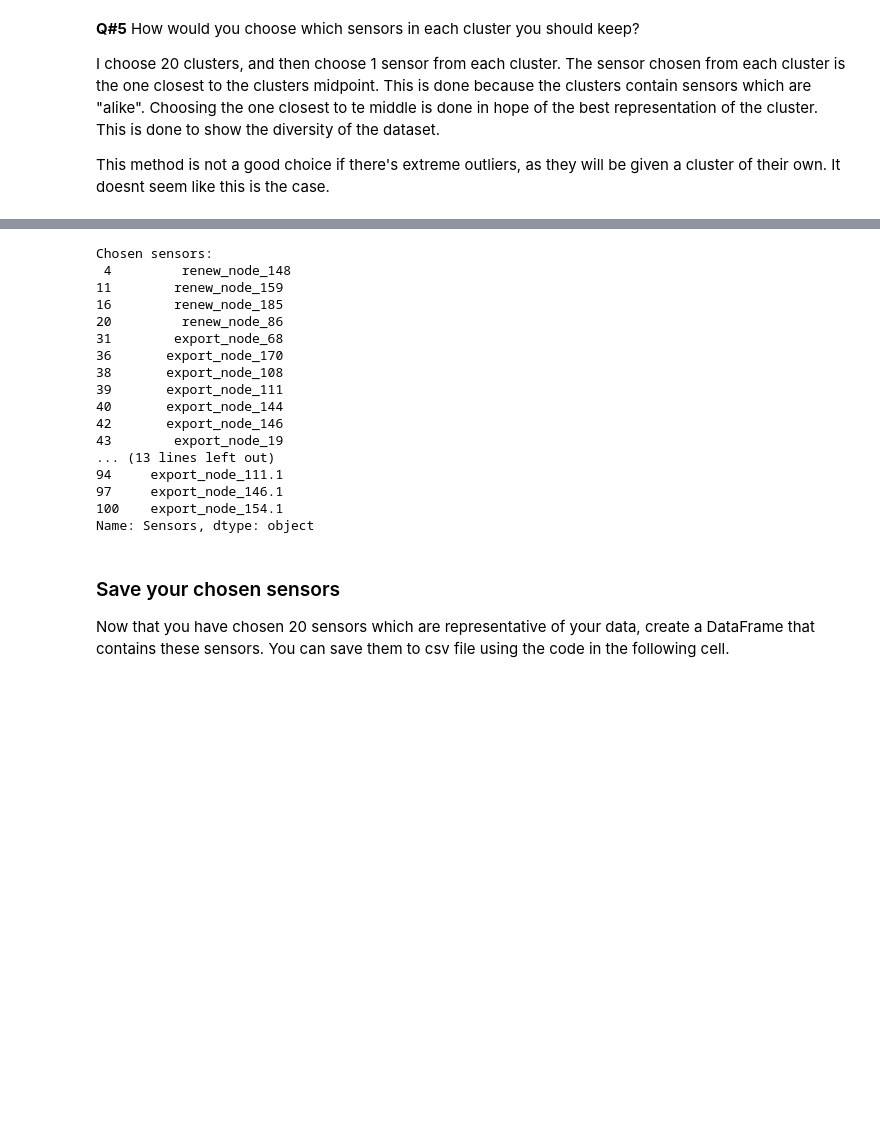
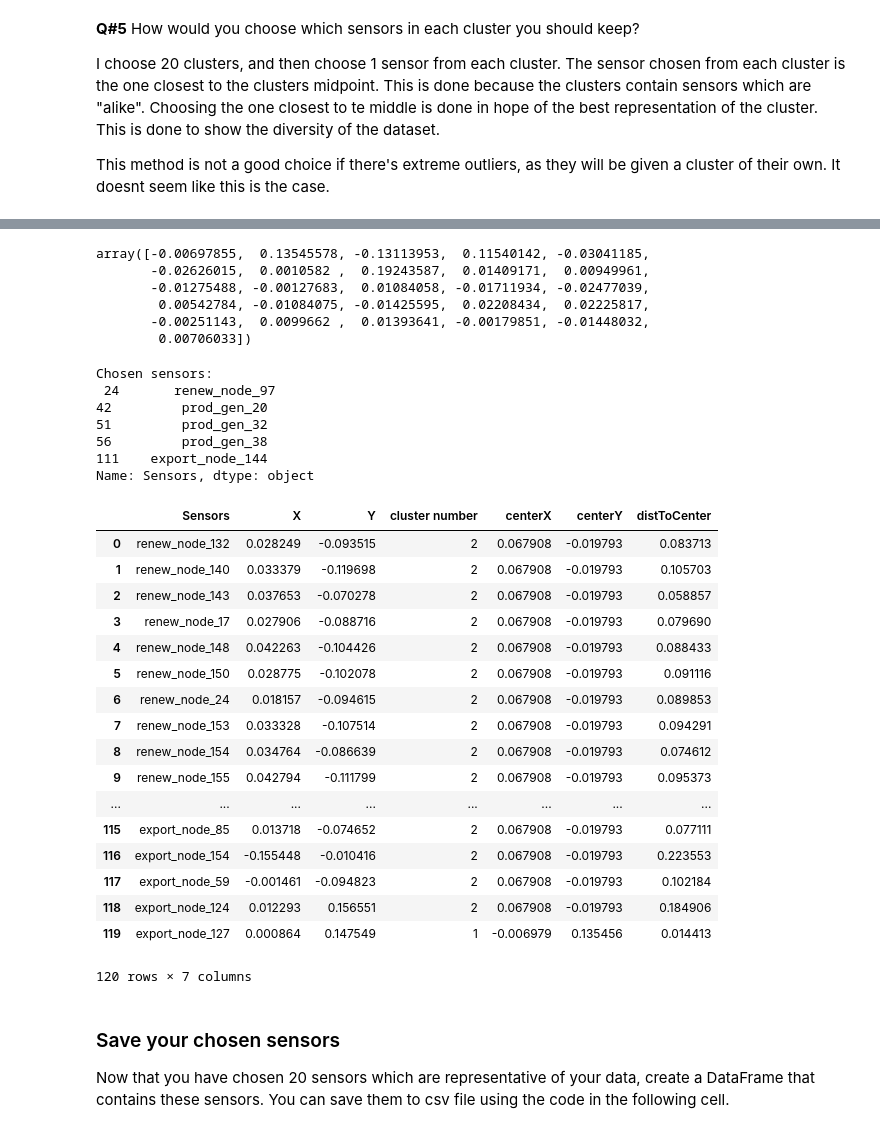
Before and after one commit to pmierzwa/intelligentSystemsDeliverable3, a Jupyter notebook: HI3_handl_and_expl.ipynb, the cells around one changed output, grey strips where cells are left out. Saved outputs shown, nothing was run; the diff lists cells and outputs as text; code cells hidden in the pictures; blank space fills up the shorter version.

```diff
--- a/HI3_handl_and_expl.ipynb
+++ b/HI3_handl_and_expl.ipynb
@@ -128,16 +131,21 @@ data['noTime'] = data['noNaN'].drop('time',1) # remove timestamps
 
 data['norm'] = (data['noTime'] - data['noTime'].mean()) / (data['noTime'].std())
 data['normNoNan'] = data['norm'].dropna(axis=1,how='all') #This removes columns where all numbers are NaN
-#df_norm = (noTime - noTime.mean()) / (noTime.std())
 
 pca = PCA(n_components=data['normNoNan'].shape[1])
-data['pca'] = pca.fit_transform(data['normNoNan'])
+pca.fit_transform(data['normNoNan'])
+
+cummulative_var = np.cumsum(pca.explained_variance_ratio_)
+
 
 plt.figure(5)
-plt.plot(1-pca.explained_variance_ratio_ , linewidth=2)
+plt.plot(cummulative_var*100, label = 'Cummulative Variance explained')
+plt.axhline(y=90, linewidth=1, color='r', linestyle='dashed', label = '90 %')
+plt.axvline(x=25, linewidth=1, color='g', linestyle='dashed', label = '26th Principal components')
 plt.title("Scree plot")
-plt.ylabel("Cummulative Varince explained")
+plt.ylabel("%")
 plt.xlabel("Principal Components")
+plt.legend()
 plt.grid()
 plt.show()
 # %% [output]
@@ -161,9 +173,9 @@ This method is not a good choice if there's extreme outliers, as they will be gi
 # %%
 from sklearn.cluster import KMeans
 # Apply your clustering here
-pcaproj = pca.components_[[0,1]]
+pcaproj = pca.components_[[np.arange(0,26)]]
 
-kmeans = KMeans(n_clusters=20, random_state=0).fit(pcaproj.T)
+kmeans = KMeans(n_clusters=5, random_state=14).fit(pcaproj.T)
 cluster_pred=kmeans.predict(pcaproj.T)
 
 plt.figure(6)
@@ -188,40 +200,59 @@ plt.show()
 [interactive output not drawn]
 [interactive output not drawn]
 [interactive output not drawn]
+# %%
+kmeans.cluster_centers_[1]
+# %% [output]
+array([-0.00697855,  0.13545578, -0.13113953,  0.11540142, -0.03041185,
+       -0.02626015,  0.0010582 ,  0.19243587,  0.01409171,  0.00949961,
+       -0.01275488, -0.00127683,  0.01084058, -0.01711934, -0.02477039,
+        0.00542784, -0.01084075, -0.01425595,  0.02208434,  0.02225817,
+       -0.00251143,  0.0099662 ,  0.01393641, -0.00179851, -0.01448032,
+        0.00706033])
 # %%
 clust = pd.DataFrame(data["normNoNan"].columns, columns=["Sensors"])
 clust["X"] = pcaproj[0]
 clust["Y"] = pcaproj[1]
 clust["cluster number"] = cluster_pred
 
 clust["centerX"]=kmeans.cluster_centers_[clust["cluster number"].values,0] # X center of cluster
 clust["centerY"]=kmeans.cluster_centers_[clust["cluster number"].values,1] # Y center of cluster
 
 # This calculates the distance to the clusters center for each sensor
 clust["distToCenter"] = np.sqrt((clust["Y"]-clust["centerY"])**2+(clust["X"]-clust["centerX"])**2)
 
 # This chooses the sensor with the lowest distance to its own cluster midpoint, and saves the list in the variable Sensors
 idx =clust.groupby(['cluster number'])['distToCenter'].transform(min) == clust['distToCenter']
 Sensors = clust[idx]['Sensors']
 print ("Chosen sensors: \n",Sensors)
+
+clust
 # %% [output]
 Chosen sensors:
- 4         renew_node_148
-11        renew_node_159
-16        renew_node_185
-20         renew_node_86
-31        export_node_68
-36       export_node_170
-38       export_node_108
-39       export_node_111
-40       export_node_144
-42       export_node_146
-43        export_node_19
-... (13 lines left out)
-94     export_node_111.1
-97     export_node_146.1
-100    export_node_154.1
+ 24       renew_node_97
+42         prod_gen_20
+51         prod_gen_32
+56         prod_gen_38
+111    export_node_144
 Name: Sensors, dtype: object
+|  | Sensors | X | Y | cluster number | centerX | centerY | distToCenter |
+| 0 | renew_node_132 | 0.028249 | -0.093515 | 2 | 0.067908 | -0.019793 | 0.083713 |
+| 1 | renew_node_140 | 0.033379 | -0.119698 | 2 | 0.067908 | -0.019793 | 0.105703 |
+| 2 | renew_node_143 | 0.037653 | -0.070278 | 2 | 0.067908 | -0.019793 | 0.058857 |
+| 3 | renew_node_17 | 0.027906 | -0.088716 | 2 | 0.067908 | -0.019793 | 0.079690 |
+| 4 | renew_node_148 | 0.042263 | -0.104426 | 2 | 0.067908 | -0.019793 | 0.088433 |
+| 5 | renew_node_150 | 0.028775 | -0.102078 | 2 | 0.067908 | -0.019793 | 0.091116 |
+| 6 | renew_node_24 | 0.018157 | -0.094615 | 2 | 0.067908 | -0.019793 | 0.089853 |
+| 7 | renew_node_153 | 0.033328 | -0.107514 | 2 | 0.067908 | -0.019793 | 0.094291 |
+| 8 | renew_node_154 | 0.034764 | -0.086639 | 2 | 0.067908 | -0.019793 | 0.074612 |
+| 9 | renew_node_155 | 0.042794 | -0.111799 | 2 | 0.067908 | -0.019793 | 0.095373 |
+| ... | ... | ... | ... | ... | ... | ... | ... |
+| 115 | export_node_85 | 0.013718 | -0.074652 | 2 | 0.067908 | -0.019793 | 0.077111 |
+| 116 | export_node_154 | -0.155448 | -0.010416 | 2 | 0.067908 | -0.019793 | 0.223553 |
+| 117 | export_node_59 | -0.001461 | -0.094823 | 2 | 0.067908 | -0.019793 | 0.102184 |
+| 118 | export_node_124 | 0.012293 | 0.156551 | 2 | 0.067908 | -0.019793 | 0.184906 |
+| 119 | export_node_127 | 0.000864 | 0.147549 | 1 | -0.006979 | 0.135456 | 0.014413 |
+120 rows × 7 columns
 # %% [markdown]
 ### Save your chosen sensors
 
```
Also changed, not shown: parts of 7 cells of this notebook, 4 other files.
